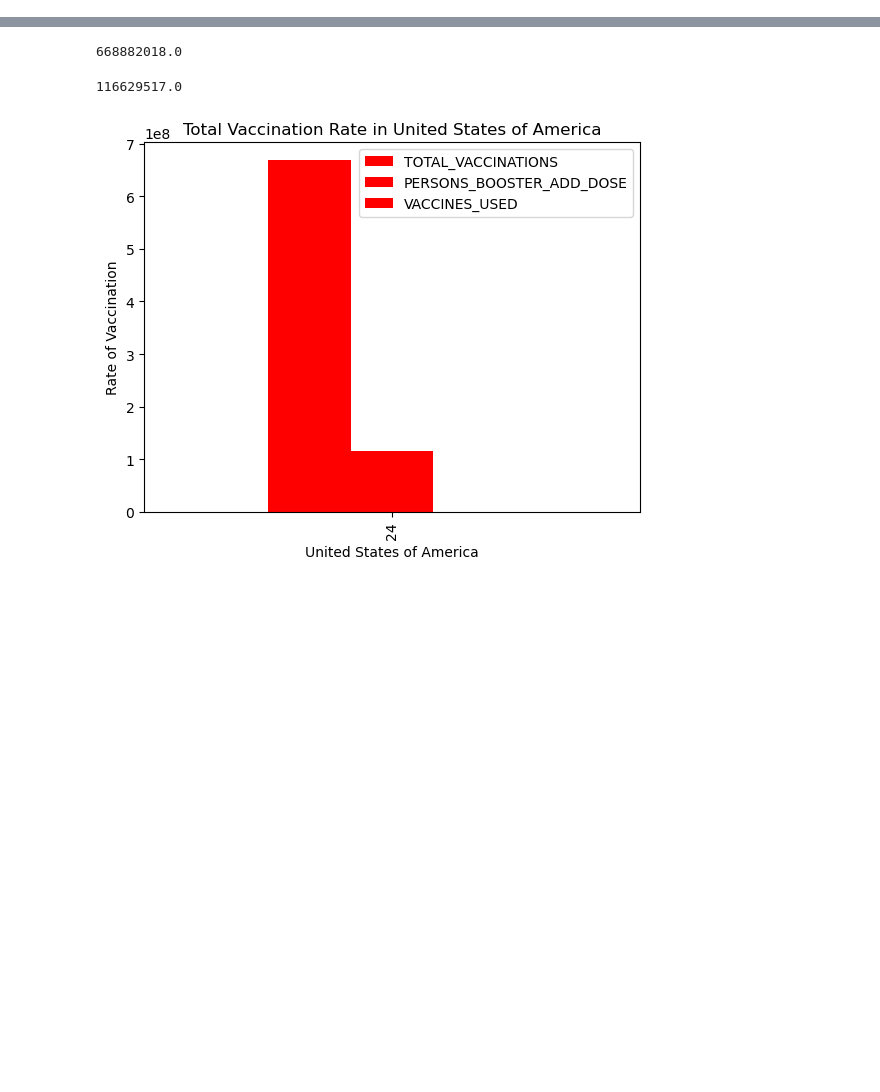
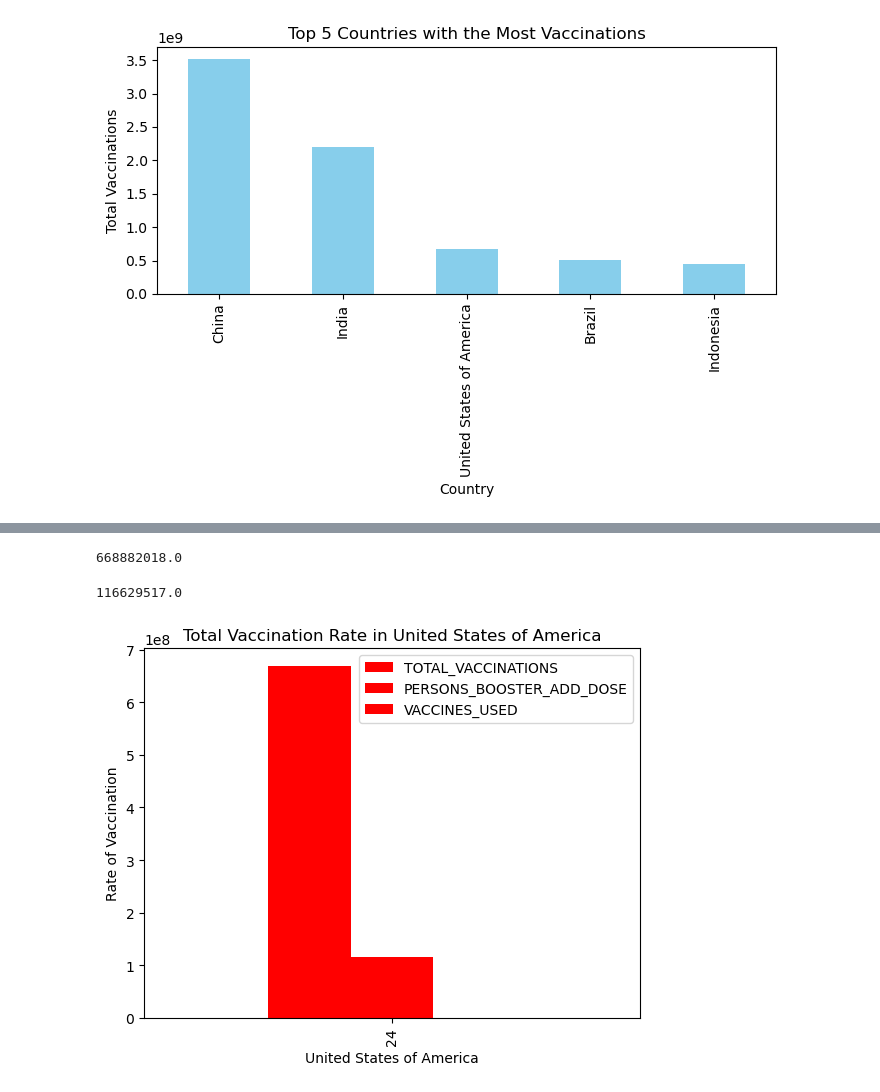
Before and after one commit to FranceLim/Project-1-Group-3, a Jupyter notebook: Unsolved/vaccinations-project.ipynb, the cells around one changed output, grey strips where cells are left out. Cells and saved outputs as stored; diff of their text form; code cells hidden in the pictures; blank space fills up the shorter version.

```diff
--- a/Unsolved/vaccinations-project.ipynb
+++ b/Unsolved/vaccinations-project.ipynb
@@ -39,0 +36,16 @@ cleaned_who_data
+# %%
+# Clean data using headers
+
+cleaned_who_data = who_data[['DATE_UPDATED', 'COUNTRY', 'TOTAL_VACCINATIONS', 'PERSONS_BOOSTER_ADD_DOSE', 'VACCINES_USED']]
+
+# Rename the header to proper format
+cleaned_who_data = cleaned_who_data.rename(columns={
+    'DATE_UPDATED': 'Date Updated',
+    'COUNTRY': 'Country',
+    'TOTAL_VACCINATIONS': 'Total Vaccinations',
+    'PERSONS_BOOSTER_ADD_DOSE': 'Persons with Booster Dose',
+    'VACCINES_USED': 'Vaccines Used'
+})
+cleaned_who_data = cleaned_who_data.set_index('Date Updated')
+
+cleaned_who_data
@@ -39,0 +67,4 @@ cleaned_who_data
+# %%
+top_vaccinated = cleaned_who_data.groupby('Country').max().sort_values(by='Total Vaccinations', ascending=False).head(5)
+print("Top 5 Countries with the Most Vaccinations:")
+print(top_vaccinated['Total Vaccinations'])
@@ -39,0 +126,11 @@ cleaned_who_data
+# %%
+# Plotting the Top 5 Countries with the Most Vaccinations
+
+plt.figure(figsize=(7, 5))
+top_vaccinated['Total Vaccinations'].plot(kind='bar', color='skyblue')
+plt.title("Top 5 Countries with the Most Vaccinations")
+plt.ylabel("Total Vaccinations")
+plt.tight_layout()
+plt.show()
+# %% [output]
+[figure, added]
```
Also changed, not shown: parts of 13 cells of this notebook, 3 other files.
